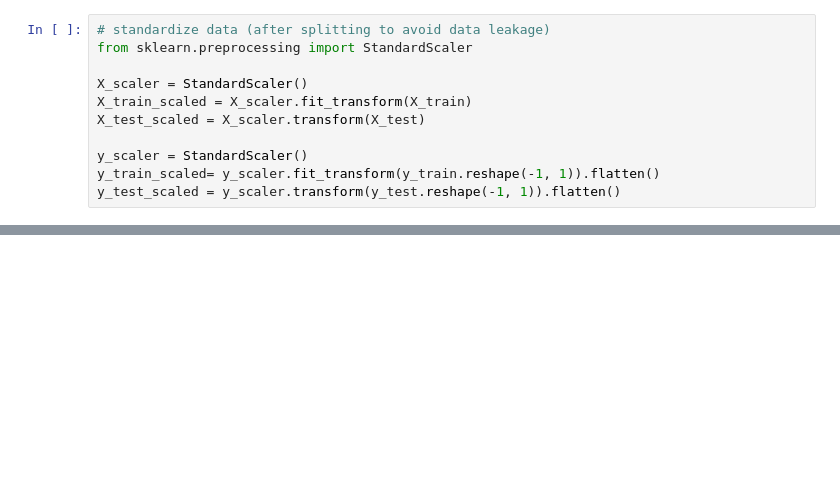
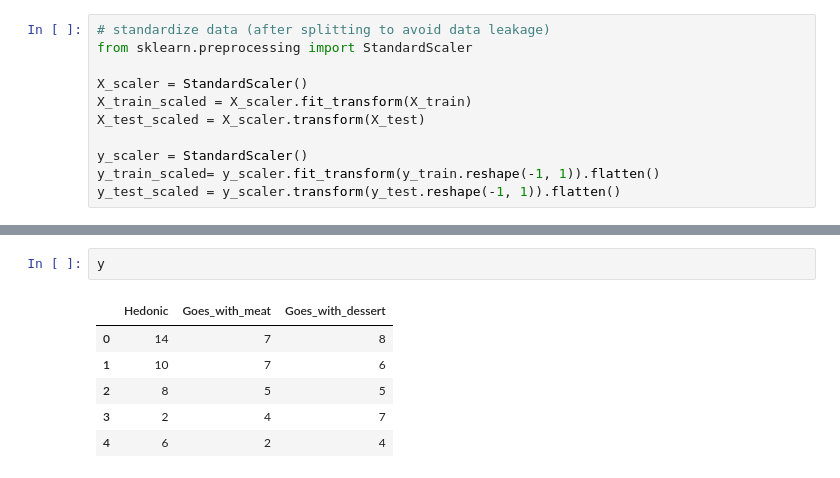
Before and after one commit to malerbe/Dual-sPLS, a Jupyter notebook: notebooks/predict_simulated.ipynb, the cells around one changed output, grey strips where cells are left out. Saved outputs shown, nothing was run; the diff lists cells and outputs as text; blank space fills up the shorter version.

```diff
--- a/notebooks/predict_simulated.ipynb
+++ b/notebooks/predict_simulated.ipynb
@@ -114,0 +204,9 @@ plt.show()
+# %%
+y
+# %% [output]
+|  | Hedonic | Goes_with_meat | Goes_with_dessert |
+| 0 | 14 | 7 | 8 |
+| 1 | 10 | 7 | 6 |
+| 2 | 8 | 5 | 5 |
+| 3 | 2 | 4 | 7 |
+| 4 | 6 | 2 | 4 |
```
Also changed, not shown: parts of 21 cells of this notebook, 3 other files.
